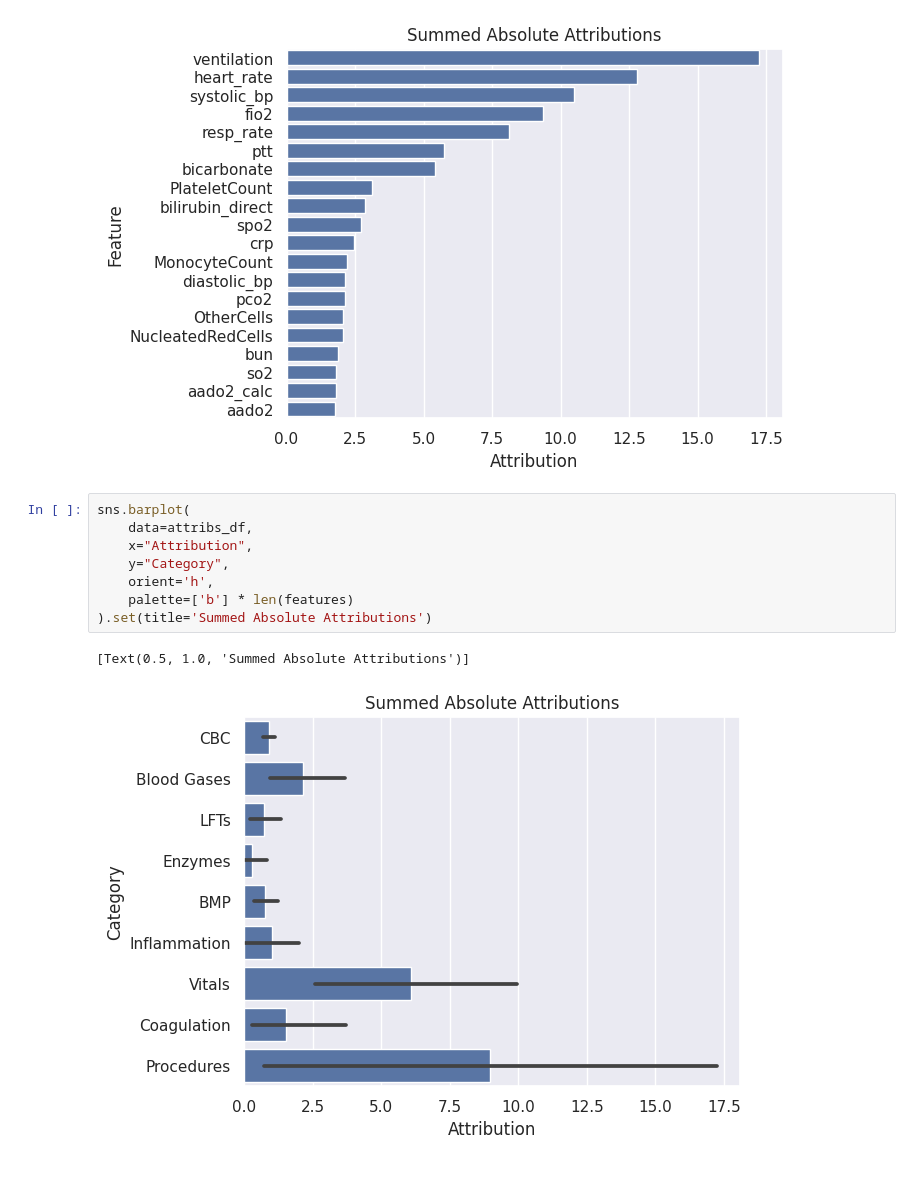
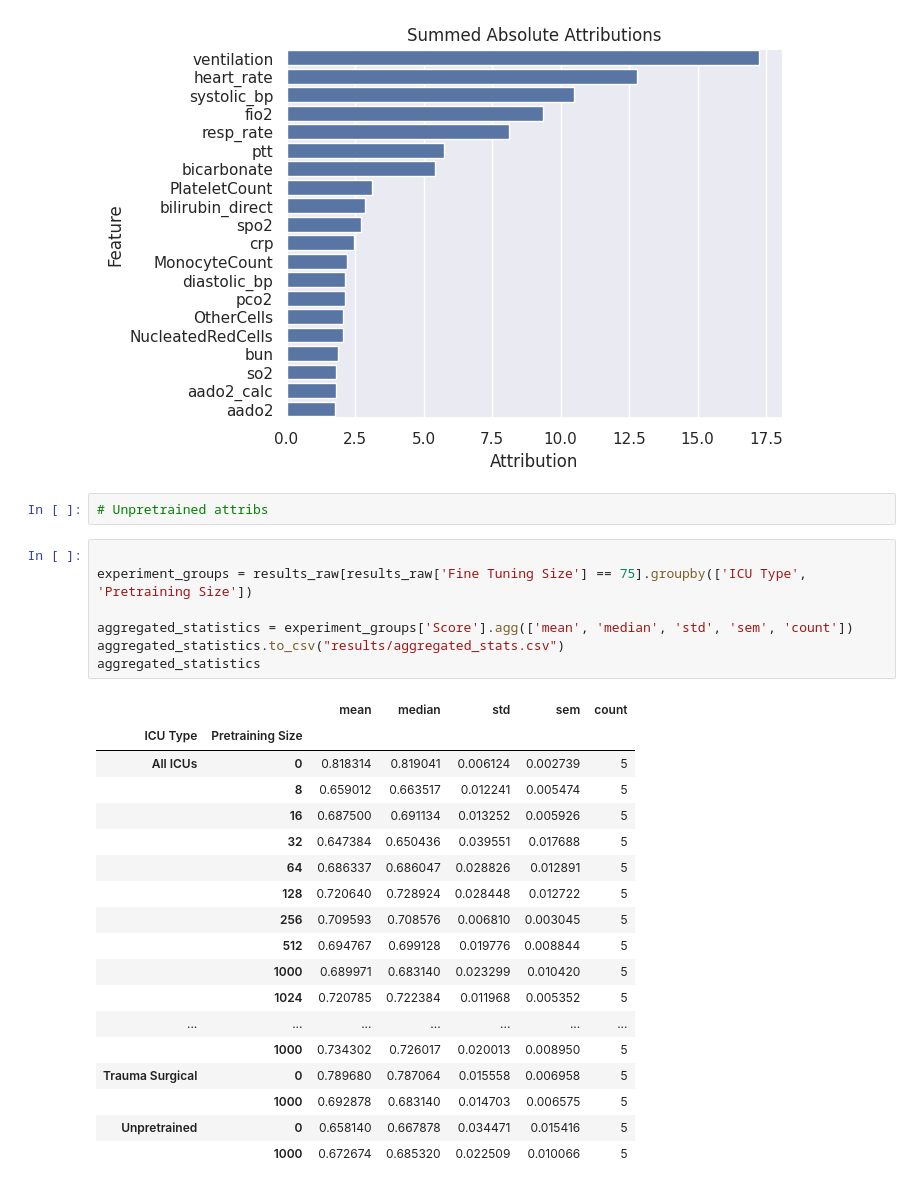
Before and after one commit to isears/tabecmo, a Jupyter notebook: visualizations.ipynb, the cells around one changed output. Drawn from its saved outputs; the diff is of its cells as text.

Commit message:
Add aggregated stats

```diff
--- a/visualizations.ipynb
+++ b/visualizations.ipynb
@@ -140,14 +140,31 @@ sns.barplot(
 # %% [output]
 [Text(0.5, 1.0, 'Summed Absolute Attributions')]
 [figure]
-# %%
-sns.barplot(
-    data=attribs_df,
-    x="Attribution",
-    y="Category",
-    orient='h',
-    palette=['b'] * len(features)
-).set(title='Summed Absolute Attributions')
-# %% [output]
-[Text(0.5, 1.0, 'Summed Absolute Attributions')]
-[figure, removed]
+# %%
+# Unpretrained attribs
+# %%
+
+experiment_groups = results_raw[results_raw['Fine Tuning Size'] == 75].groupby(['ICU Type', 'Pretraining Size'])
+
+aggregated_statistics = experiment_groups['Score'].agg(['mean', 'median', 'std', 'sem', 'count'])
+aggregated_statistics.to_csv("results/aggregated_stats.csv")
+aggregated_statistics
+# %% [output]
+|  |  | mean | median | std | sem | count |
+| ICU Type | Pretraining Size |  |  |  |  |  |
+| All ICUs | 0 | 0.818314 | 0.819041 | 0.006124 | 0.002739 | 5 |
+|  | 8 | 0.659012 | 0.663517 | 0.012241 | 0.005474 | 5 |
+|  | 16 | 0.687500 | 0.691134 | 0.013252 | 0.005926 | 5 |
+|  | 32 | 0.647384 | 0.650436 | 0.039551 | 0.017688 | 5 |
+|  | 64 | 0.686337 | 0.686047 | 0.028826 | 0.012891 | 5 |
+|  | 128 | 0.720640 | 0.728924 | 0.028448 | 0.012722 | 5 |
+|  | 256 | 0.709593 | 0.708576 | 0.006810 | 0.003045 | 5 |
+|  | 512 | 0.694767 | 0.699128 | 0.019776 | 0.008844 | 5 |
+|  | 1000 | 0.689971 | 0.683140 | 0.023299 | 0.010420 | 5 |
+|  | 1024 | 0.720785 | 0.722384 | 0.011968 | 0.005352 | 5 |
+| ... | ... | ... | ... | ... | ... | ... |
+|  | 1000 | 0.734302 | 0.726017 | 0.020013 | 0.008950 | 5 |
+| Trauma Surgical | 0 | 0.789680 | 0.787064 | 0.015558 | 0.006958 | 5 |
+|  | 1000 | 0.692878 | 0.683140 | 0.014703 | 0.006575 | 5 |
+| Unpretrained | 0 | 0.658140 | 0.667878 | 0.034471 | 0.015416 | 5 |
+|  | 1000 | 0.672674 | 0.685320 | 0.022509 | 0.010066 | 5 |
```
Also changed, not shown: parts of 1 cell of this notebook, 2 other files.
